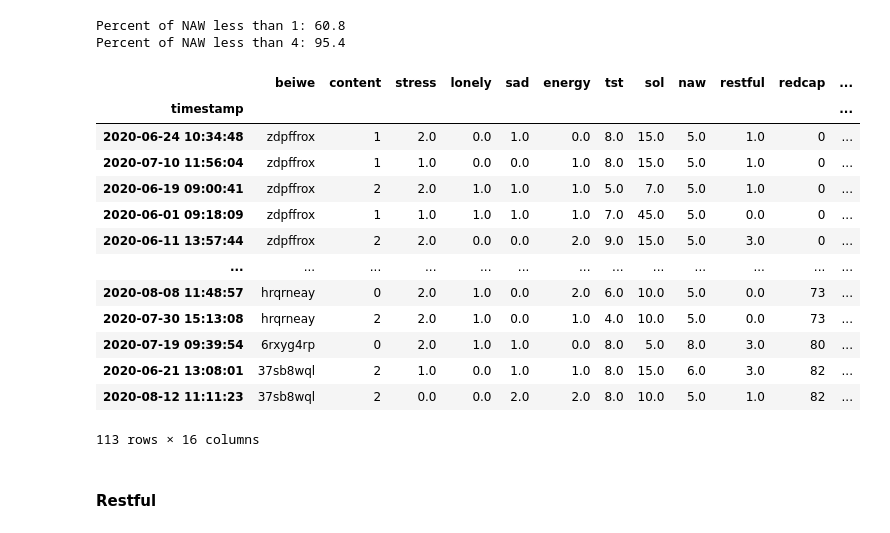
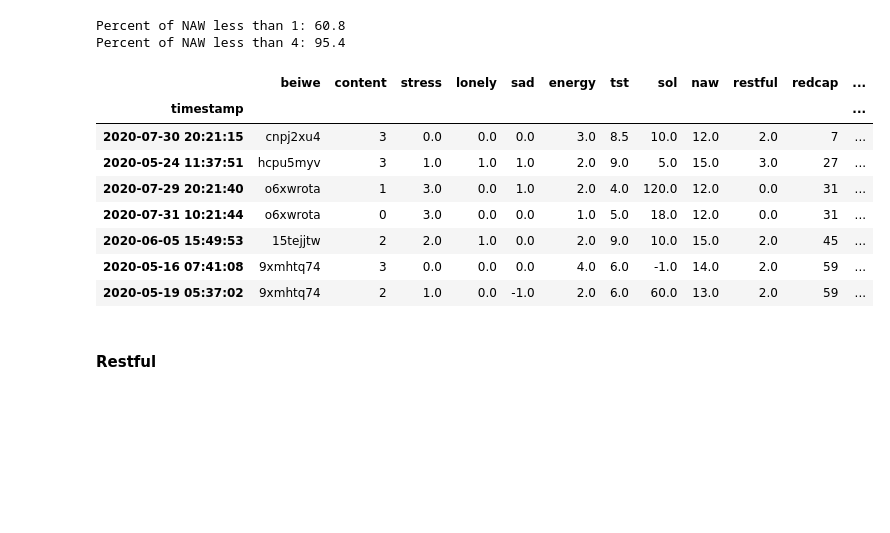
Before and after one commit to intelligent-environments-lab/utx000, a Jupyter notebook: notebooks/4.3.1-hef-ema-summary.ipynb, the cells around one changed output. Drawn from its saved outputs; the diff is of its cells as text; code cells hidden in the pictures; blank space fills up the shorter version.

```diff
--- a/notebooks/4.3.1-hef-ema-summary.ipynb
+++ b/notebooks/4.3.1-hef-ema-summary.ipynb
@@ -521,22 +514,17 @@ for cutoff in cutoffs:
 Percent of NAW less than 1: 60.8
 Percent of NAW less than 4: 95.4
 # %%
-sleep_survey[sleep_survey['naw'] > 4]
+sleep_survey[sleep_survey['naw'] > 10]
 # %% [output]
 |  | beiwe | content | stress | lonely | sad | energy | tst | sol | naw | restful | redcap | ... |
 | timestamp |  |  |  |  |  |  |  |  |  |  |  | ... |
-| 2020-06-24 10:34:48 | zdpffrox | 1 | 2.0 | 0.0 | 1.0 | 0.0 | 8.0 | 15.0 | 5.0 | 1.0 | 0 | ... |
-| 2020-07-10 11:56:04 | zdpffrox | 1 | 1.0 | 0.0 | 0.0 | 1.0 | 8.0 | 15.0 | 5.0 | 1.0 | 0 | ... |
-| 2020-06-19 09:00:41 | zdpffrox | 2 | 2.0 | 1.0 | 1.0 | 1.0 | 5.0 | 7.0 | 5.0 | 1.0 | 0 | ... |
-| 2020-06-01 09:18:09 | zdpffrox | 1 | 1.0 | 1.0 | 1.0 | 1.0 | 7.0 | 45.0 | 5.0 | 0.0 | 0 | ... |
-| 2020-06-11 13:57:44 | zdpffrox | 2 | 2.0 | 0.0 | 0.0 | 2.0 | 9.0 | 15.0 | 5.0 | 3.0 | 0 | ... |
-| ... | ... | ... | ... | ... | ... | ... | ... | ... | ... | ... | ... | ... |
-| 2020-08-08 11:48:57 | hrqrneay | 0 | 2.0 | 1.0 | 0.0 | 2.0 | 6.0 | 10.0 | 5.0 | 0.0 | 73 | ... |
-| 2020-07-30 15:13:08 | hrqrneay | 2 | 2.0 | 1.0 | 0.0 | 1.0 | 4.0 | 10.0 | 5.0 | 0.0 | 73 | ... |
-| 2020-07-19 09:39:54 | 6rxyg4rp | 0 | 2.0 | 1.0 | 1.0 | 0.0 | 8.0 | 5.0 | 8.0 | 3.0 | 80 | ... |
-| 2020-06-21 13:08:01 | 37sb8wql | 2 | 1.0 | 0.0 | 1.0 | 1.0 | 8.0 | 15.0 | 6.0 | 3.0 | 82 | ... |
-| 2020-08-12 11:11:23 | 37sb8wql | 2 | 0.0 | 0.0 | 2.0 | 2.0 | 8.0 | 10.0 | 5.0 | 1.0 | 82 | ... |
+| 2020-07-30 20:21:15 | cnpj2xu4 | 3 | 0.0 | 0.0 | 0.0 | 3.0 | 8.5 | 10.0 | 12.0 | 2.0 | 7 | ... |
+| 2020-05-24 11:37:51 | hcpu5myv | 3 | 1.0 | 1.0 | 1.0 | 2.0 | 9.0 | 5.0 | 15.0 | 3.0 | 27 | ... |
+| 2020-07-29 20:21:40 | o6xwrota | 1 | 3.0 | 0.0 | 1.0 | 2.0 | 4.0 | 120.0 | 12.0 | 0.0 | 31 | ... |
+| 2020-07-31 10:21:44 | o6xwrota | 0 | 3.0 | 0.0 | 0.0 | 1.0 | 5.0 | 18.0 | 12.0 | 0.0 | 31 | ... |
+| 2020-06-05 15:49:53 | 15tejjtw | 2 | 2.0 | 1.0 | 0.0 | 2.0 | 9.0 | 10.0 | 15.0 | 2.0 | 45 | ... |
+| 2020-05-16 07:41:08 | 9xmhtq74 | 3 | 0.0 | 0.0 | 0.0 | 4.0 | 6.0 | -1.0 | 14.0 | 2.0 | 59 | ... |
+| 2020-05-19 05:37:02 | 9xmhtq74 | 2 | 1.0 | 0.0 | -1.0 | 2.0 | 6.0 | 60.0 | 13.0 | 2.0 | 59 | ... |
-113 rows × 16 columns
 # %% [markdown]
 #### Restful
 # %%
```
Also changed, not shown: parts of 7 cells of this notebook.
